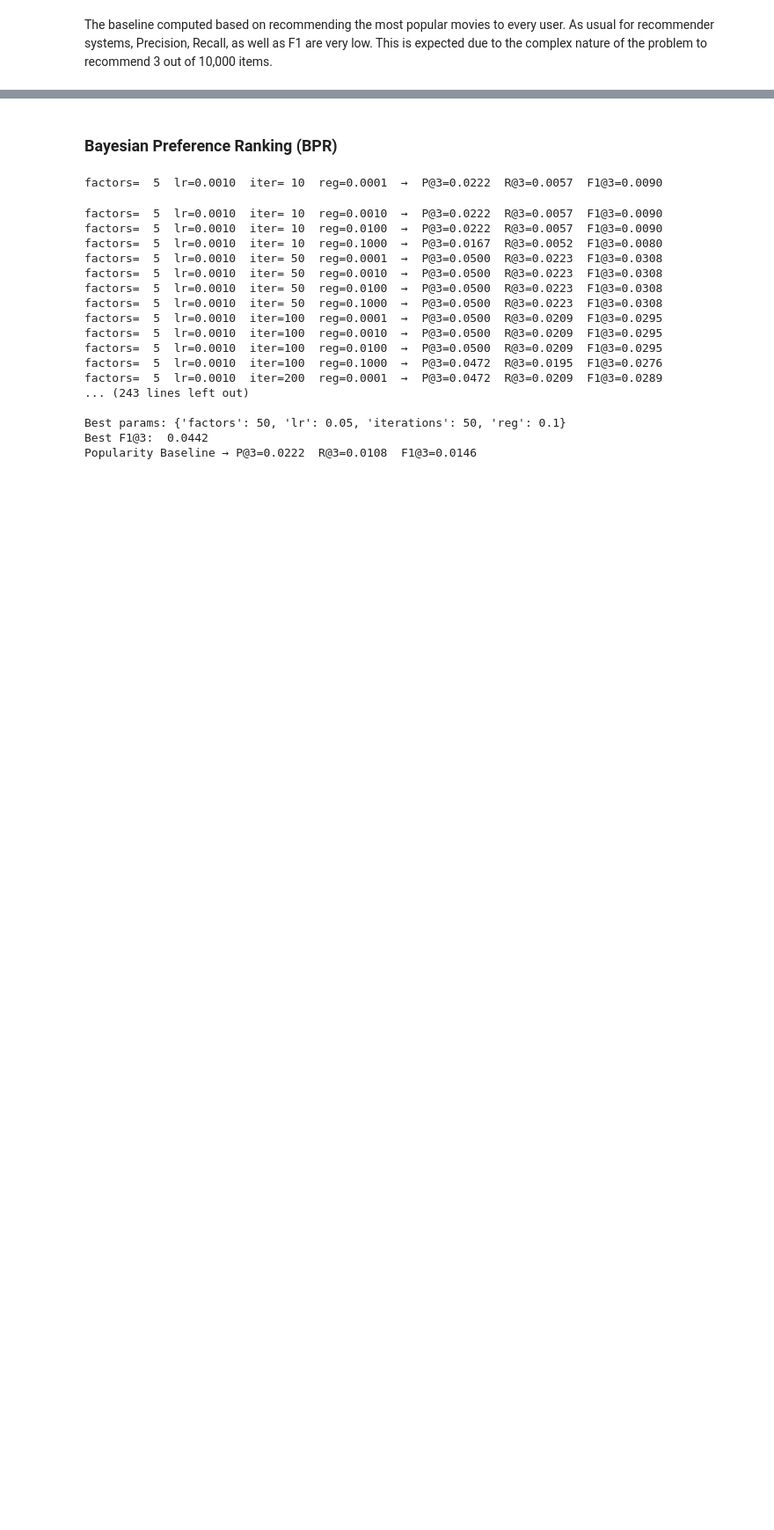
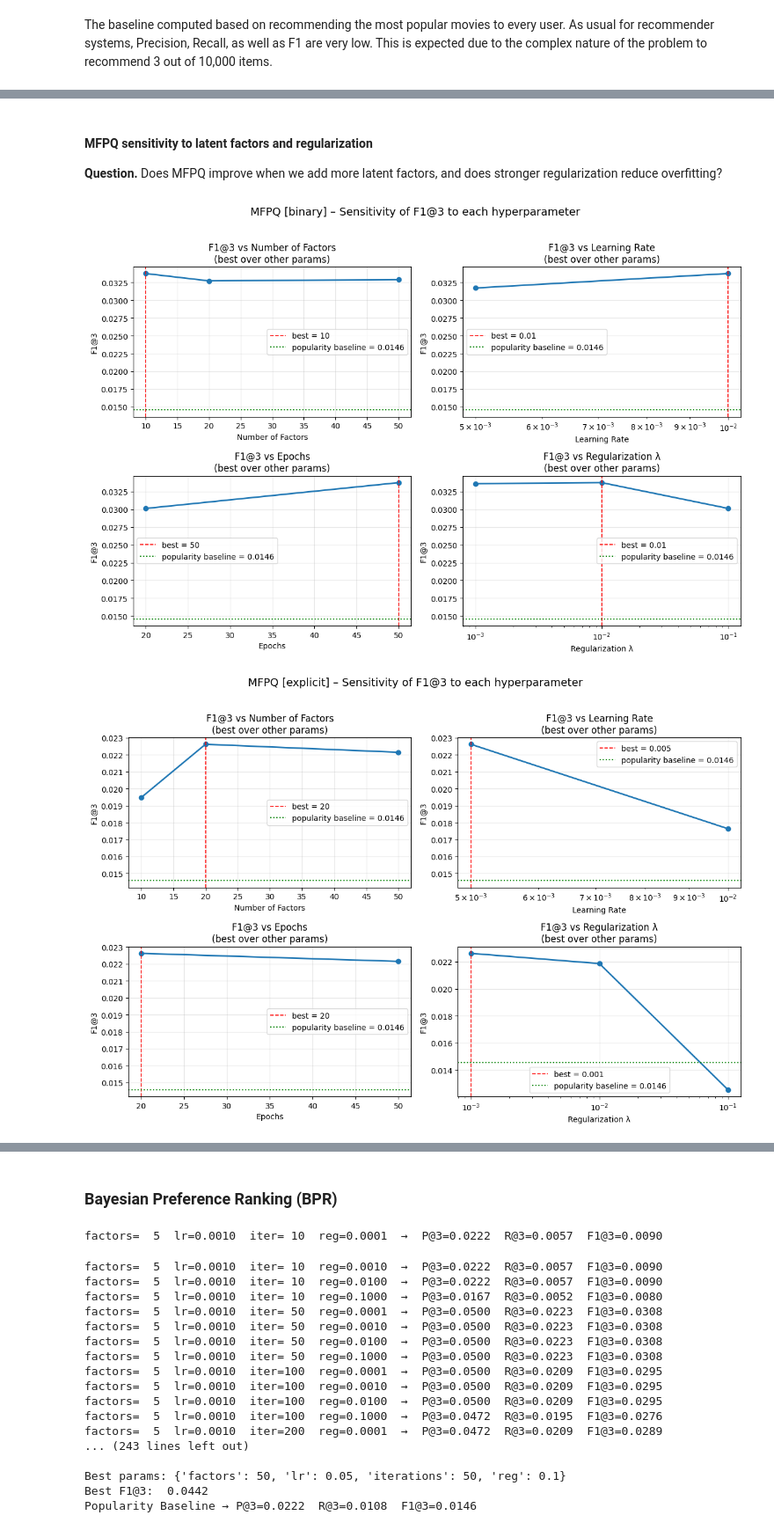
Before and after one commit to arodzina/TACD_project, a Jupyter notebook: data_preparation.ipynb, the cells around one changed output, grey strips where cells are left out. Shown at 88% size. Cells and saved outputs as stored; diff of their text form; code cells hidden in the pictures; blank space fills up the shorter version.

```diff
--- a/data_preparation.ipynb
+++ b/data_preparation.ipynb
@@ -622,0 +1199,80 @@ The baseline computed based on recommending the most popular movies to every use
+# %% [markdown]
+#### MFPQ sensitivity to latent factors and regularization
+
+**Question.** Does MFPQ improve when we add more latent factors, and does stronger regularization reduce overfitting?
+# %%
+mfpq_results = pd.concat(
+    [mfpq_binary_results, mfpq_explicit_results],
+    ignore_index=True
+)
+
+sweep_mfpq = {
+    "n_factors": mfpq_factors_grid,
+    "lr": mfpq_lr_grid,
+    "n_epochs": mfpq_epochs_grid,
+    "reg": mfpq_reg_grid,
+}
+
+labels_mfpq = {
+    "n_factors": "Number of Factors",
+    "lr": "Learning Rate",
+    "n_epochs": "Epochs",
+    "reg": "Regularization λ",
+}
+
+for MODE in ["binary", "explicit"]:
+    df_mode = mfpq_results[mfpq_results["mode"] == MODE]
+
+    best_row = df_mode.loc[df_mode["f1"].idxmax()]
+    best_params = best_row.to_dict()
+
+    fig, axes = plt.subplots(2, 2, figsize=(12, 8))
+    axes = axes.flatten()
+
+    for ax, (param, values) in zip(axes, sweep_mfpq.items()):
+        f1_scores = []
+
+        for v in values:
+            subset = df_mode[df_mode[param] == v]
+            f1_scores.append(subset["f1"].max() if len(subset) > 0 else np.nan)
+
+        ax.plot(values, f1_scores, marker="o", linewidth=2)
+
+        if param in best_params:
+            ax.axvline(
+                best_params[param],
+                color="red",
+                linestyle="--",
+                linewidth=1.2,
+                label=f"best = {best_params[param]}"
+            )
+
+        if param in ["lr", "reg"]:
+            ax.set_xscale("log")
+
+        ax.axhline(
+            pop_f1,
+            color="green",
+            linestyle=":",
+            linewidth=1.5,
+            label=f"popularity baseline = {pop_f1:.4f}"
+        )
+
+        ax.set_xlabel(labels_mfpq[param])
+        ax.set_ylabel("F1@3")
+        ax.set_title(f"F1@3 vs {labels_mfpq[param]}\n(best over other params)")
+        ax.grid(True, alpha=0.3)
+        ax.legend()
+
+    fig.suptitle(
+        f"MFPQ [{MODE}] – Sensitivity of F1@3 to each hyperparameter",
+        fontsize=14,
+        y=1.02
+    )
+
+    plt.tight_layout()
+    plt.savefig(f"mfpq_sensitivity_{MODE}.png", dpi=150, bbox_inches="tight")
+    plt.show()
+# %% [output]
+[figure, added]
+[figure, added]
```
Also changed, not shown: parts of 17 cells of this notebook.
